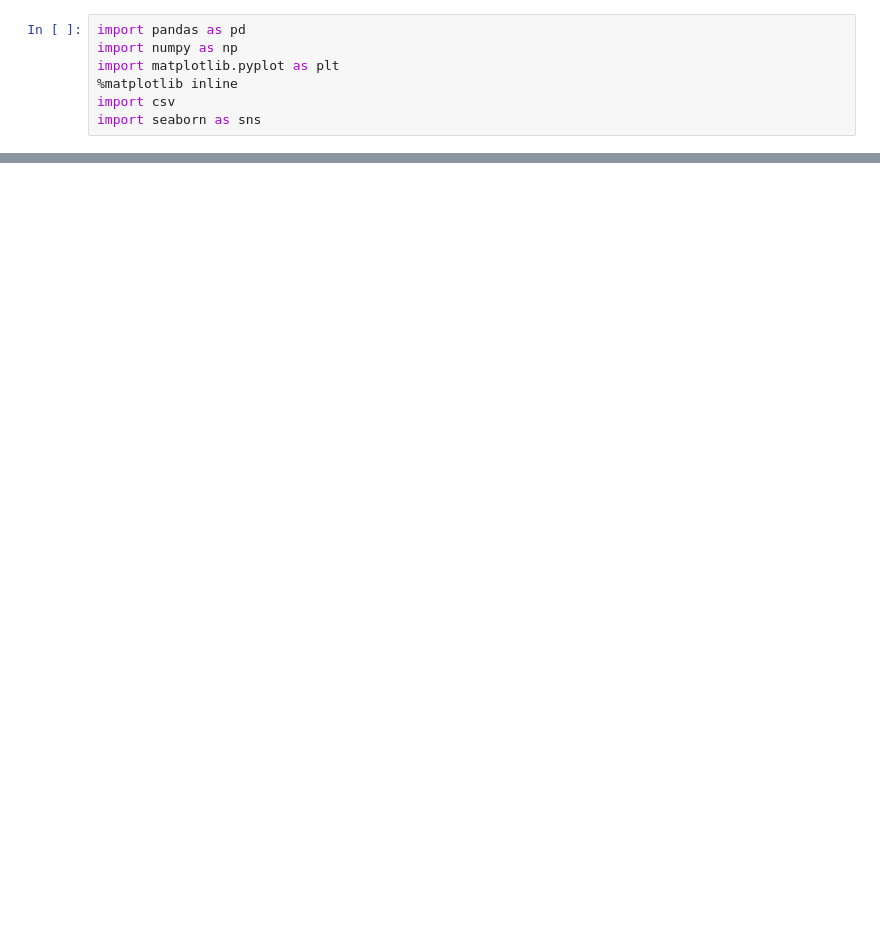
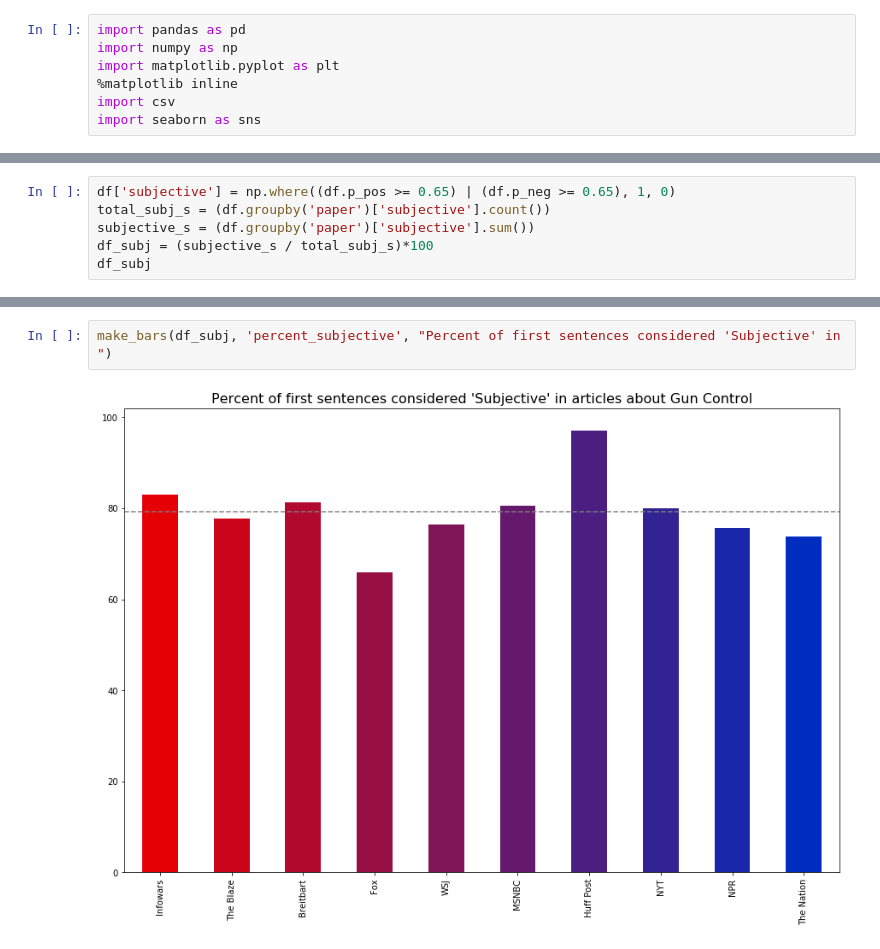
Before and after one commit to michellejm/guns_in_America, a Jupyter notebook: sentimentVisuals.ipynb, the cells around one changed output, grey strips where cells are left out. Saved outputs shown, nothing was run; the diff lists cells and outputs as text; blank space fills up the shorter version.

```diff
--- a/sentimentVisuals.ipynb
+++ b/sentimentVisuals.ipynb
@@ -101,0 +99,6 @@ fox_pos=df[(df['paper']=='fox') & (df['p_pos']>.75)]
+# %%
+df['subjective'] = np.where((df.p_pos >= 0.65) | (df.p_neg >= 0.65), 1, 0)
+total_subj_s = (df.groupby('paper')['subjective'].count())
+subjective_s = (df.groupby('paper')['subjective'].sum())
+df_subj = (subjective_s / total_subj_s)*100
+df_subj
@@ -101,0 +118,4 @@ fox_pos=df[(df['paper']=='fox') & (df['p_pos']>.75)]
+# %%
+make_bars(df_subj, 'percent_subjective', "Percent of first sentences considered 'Subjective' in ")
+# %% [output]
+[figure, added]
```
Also changed, not shown: parts of 25 cells of this notebook, 19 other files.
